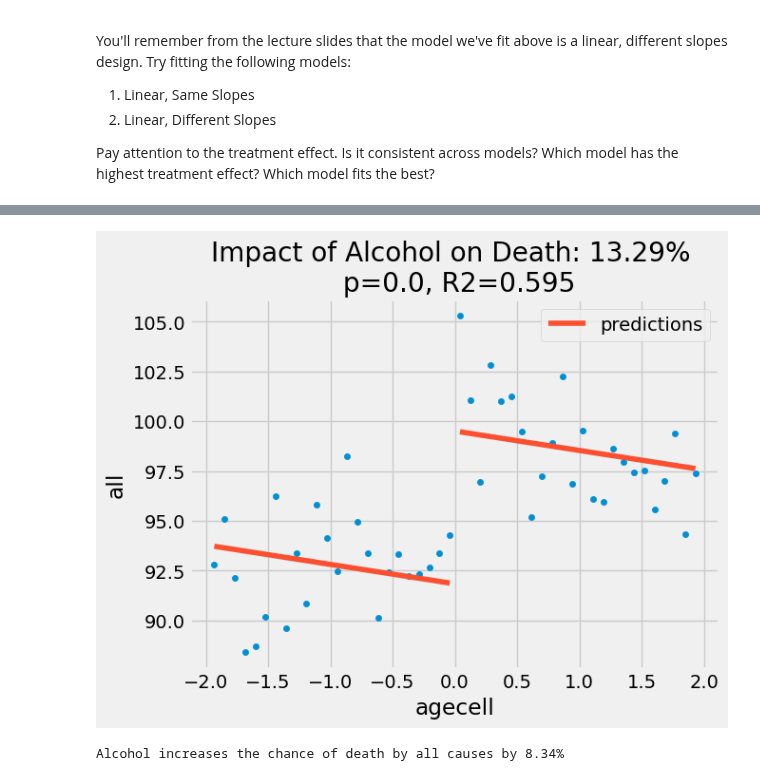
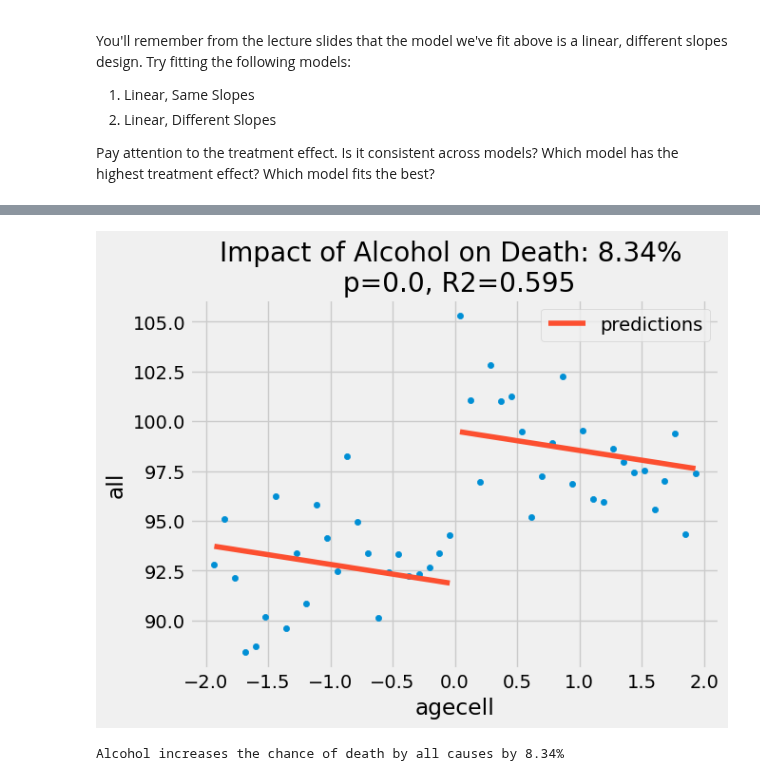
Before and after one commit to Zccarou/QM2, a Jupyter notebook: notebooks/W09. Regression Discontinuity.ipynb, the cells around one changed output, grey strips where cells are left out. Cells and saved outputs as stored; diff of their text form; code cells hidden in the pictures.

```diff
--- a/notebooks/W09. Regression Discontinuity.ipynb
+++ b/notebooks/W09. Regression Discontinuity.ipynb
@@ -264,10 +264,10 @@ Notes:
 # %%
 ax = drinking.plot.scatter(x="agecell", y="all", color="C0")
 drinking.assign(predictions=model_same_slopes.fittedvalues).plot(x="agecell", y="predictions", ax=ax, color="C1")
-plt.title(f"Impact of Alcohol on Death: {np.round(ate_pct, 2)}% \n p={np.round(model_same_slopes.pvalues['threshold'], 3)}, R2={np.round(model_same_slopes.rsquared, 3)}")
+plt.title(f"Impact of Alcohol on Death: {np.round(ate_pct_same_slopes, 2)}% \n p={np.round(model_same_slopes.pvalues['threshold'], 3)}, R2={np.round(model_same_slopes.rsquared, 3)}")
 plt.show()
 # %% [output]
-[figure, old version]
+[figure, new version]
 # %%
 ate_pct_same_slopes = 100*((model_same_slopes.params["threshold"] + model_same_slopes.params["Intercept"])/model_same_slopes.params["Intercept"] - 1)
 
```
Also changed, not shown: parts of 4 cells of this notebook.
